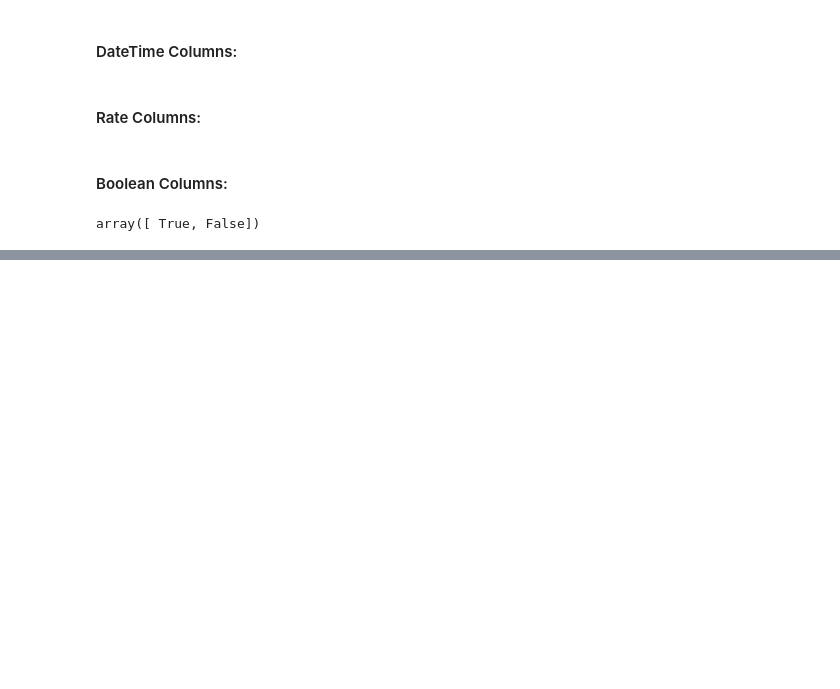
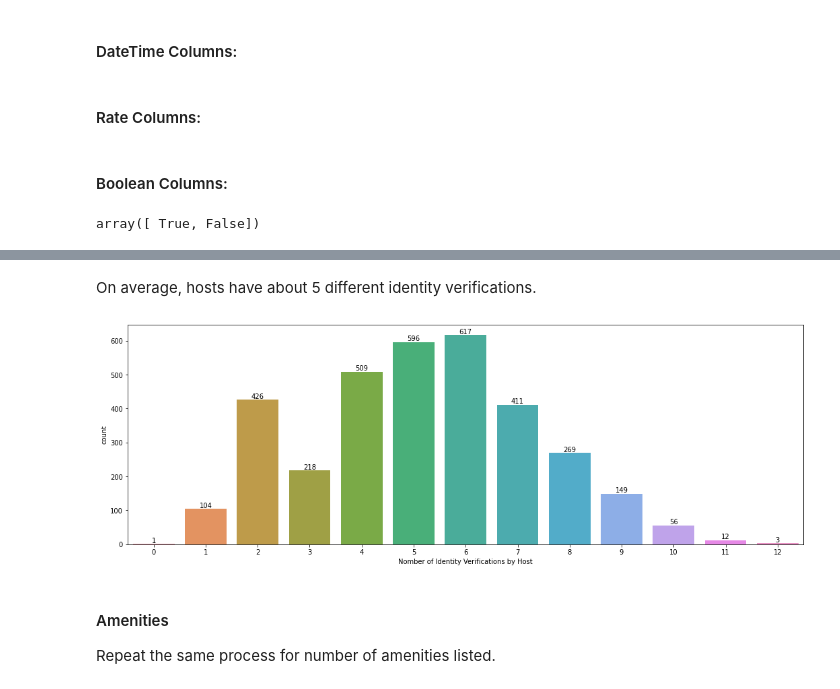
Before and after one commit to Summer-luna/Fall2021-IST5520-Group5, a Jupyter notebook: Data Manipulation.ipynb, the cells around one changed output, grey strips where cells are left out. Saved outputs shown, nothing was run; the diff lists cells and outputs as text; code cells hidden in the pictures; blank space fills up the shorter version.

```diff
--- a/Data Manipulation.ipynb
+++ b/Data Manipulation.ipynb
@@ -111,0 +239,3 @@ array([ True, False])
+# %%
+host_dat['host_response_time_float'] = host_dat['host_response_time'].map({'within an hour':1,'within a few hours':5,
+                                                           'within a day':24,'a few days or more':48}).astype(np.float32)
@@ -111,0 +248,3 @@ array([ True, False])
+# %%
+host_dat['no_of_verif'] = host_dat['host_verifications'].str.count(r',') + 1
+host_dat.loc[:, ['host_verifications','no_of_verif']].head()
@@ -111,0 +260,3 @@ array([ True, False])
+# %%
+host_dat['no_of_verif'] = np.where(host_dat['host_verifications'] == 'None', 0, host_dat['no_of_verif'])
+host_dat[host_dat['no_of_verif'] == 0]
@@ -111,0 +278,14 @@ array([ True, False])
+# %% [markdown]
+On average, hosts have about 5 different identity verifications.
+# %%
+plt.figure(figsize=(18,6))
+p = sb.countplot(x='no_of_verif',data = host_dat)
+p.bar_label(p.containers[0])
+plt.xlabel('Nomber of Identity Verifications by Host')
+plt.show()
+# %% [output]
+[figure, added]
+# %% [markdown]
+<h4>Amenities</h4>
+
+Repeat the same process for number of amenities listed.
```
Also changed, not shown: parts of 36 cells of this notebook.
